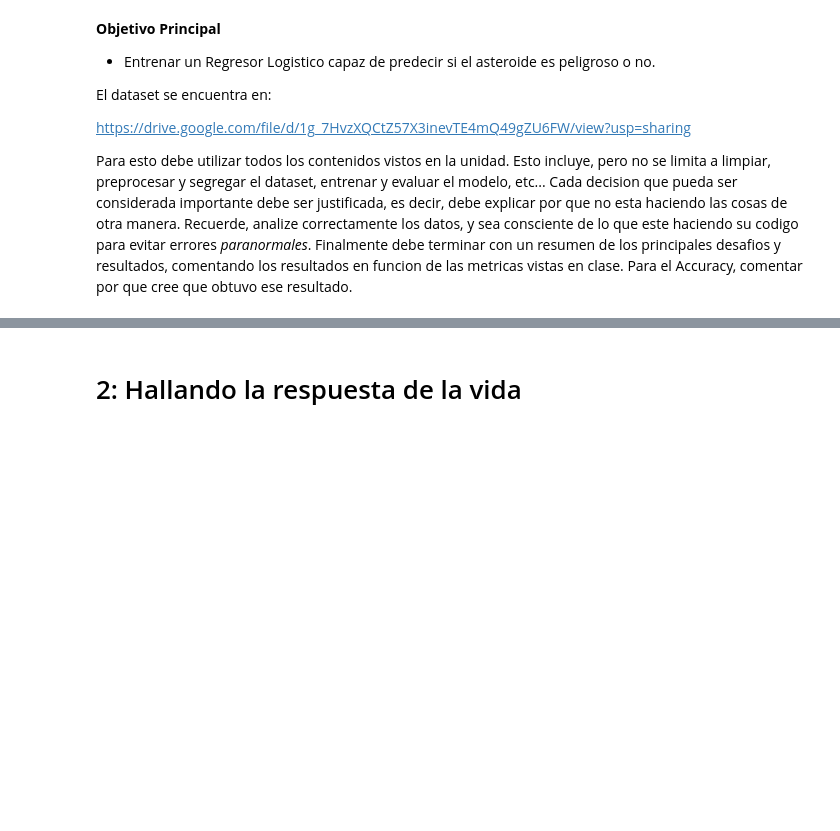
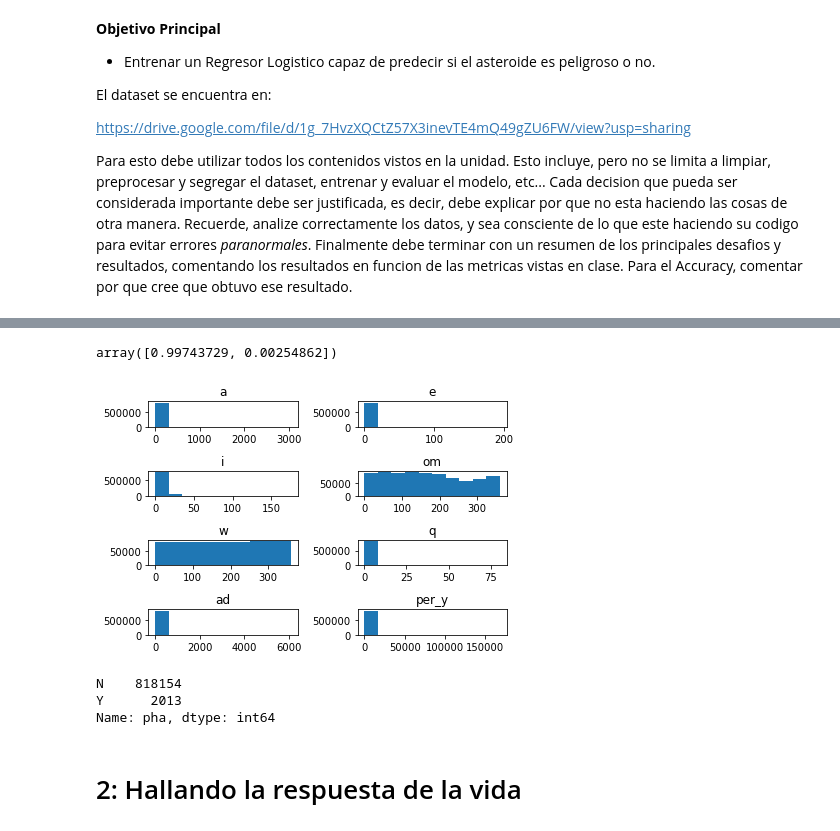
Before and after one commit to Jonefg0/AprendizajeSupervisado, a Jupyter notebook: Tarea/Tarea-U3.ipynb, the cells around one changed output, grey strips where cells are left out. Saved outputs shown, nothing was run; the diff lists cells and outputs as text; code cells hidden in the pictures; blank space fills up the shorter version.

```diff
--- a/Tarea/Tarea-U3.ipynb
+++ b/Tarea/Tarea-U3.ipynb
@@ -62,3 +246,26 @@ Para esto debe utilizar todos los contenidos vistos en la unidad. Esto incluye,
+# %%
+from sklearn.decomposition import PCA
+
+pca = PCA(n_components = 2)
+pca.fit(df2[df2.columns])
+pca.explained_variance_ratio_
+# %% [output]
+array([0.99743729, 0.00254862])
+# %%
+fig, ax = plt.subplots(4, 2, tight_layout=True)
+
+for i in range(4):
+    for j in range(2):
+        ax[i,j].hist(df[df.columns[i*2+j]])
+        ax[i,j].title.set_text(df.columns[i*2+j])
+# %% [output]
+[figure, added]
+# %%
+df_y['pha'].value_counts()
+# %% [output]
+N    818154
+Y      2013
+Name: pha, dtype: int64
 # %% [markdown]
 # 2: Hallando la respuesta de la vida
 # %% [markdown]
```
Also changed, not shown: parts of 19 cells of this notebook.
